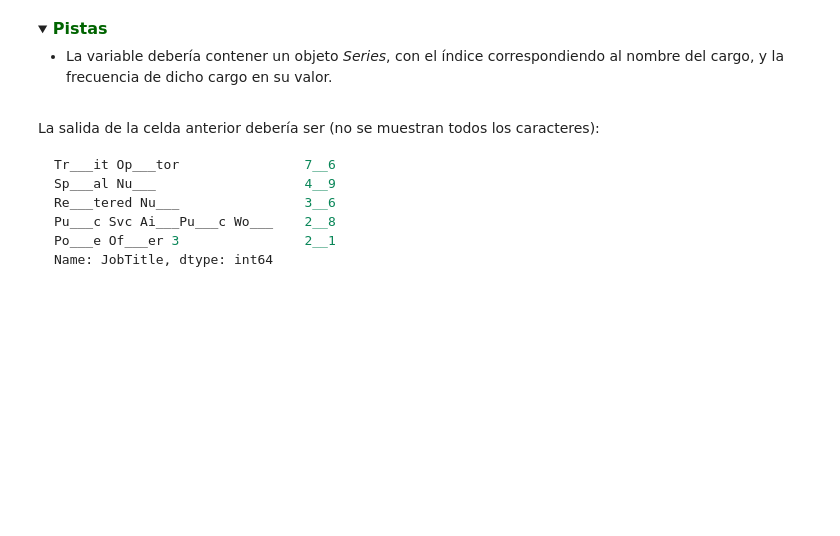
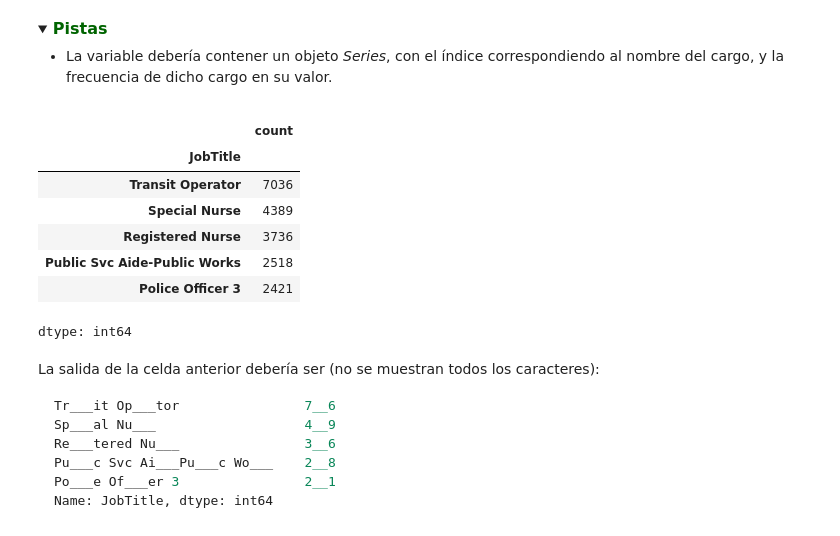
Before and after one commit to mon-lopez/BasesdeDatos, a Jupyter notebook: talleres corte 1/Taller_Análisis_de_datos_con_Pandas.ipynb, the cells around one changed output. Cells and saved outputs as stored; diff of their text form; code cells hidden in the pictures; folded sections open; blank space fills up the shorter version.

````diff
--- a/talleres corte 1/Taller_Análisis_de_datos_con_Pandas.ipynb
+++ b/talleres corte 1/Taller_Análisis_de_datos_con_Pandas.ipynb
@@ -314,9 +378,19 @@ Guarde el resultado de esta pregunta en la variable **`cargos_comunes`**.
 # %%
 ## cargos_comunes
 
 ### ESCRIBA SU CÓDIGO AQUÍ ### (~ 1 línea de código)
-
+cargos_comunes = sal['JobTitle'].value_counts().head(5)
+cargos_comunes
 ### FIN DEL CÓDIGO ###
+# %% [output]
+|  | count |
+| JobTitle |  |
+| Transit Operator | 7036 |
+| Special Nurse | 4389 |
+| Registered Nurse | 3736 |
+| Public Svc Aide-Public Works | 2518 |
+| Police Officer 3 | 2421 |
+dtype: int64
 # %% [markdown]
 La salida de la celda anterior debería ser (no se muestran todos los caracteres):
 ```python
````
Also changed, not shown: parts of 15 cells of this notebook, 5 other files.
